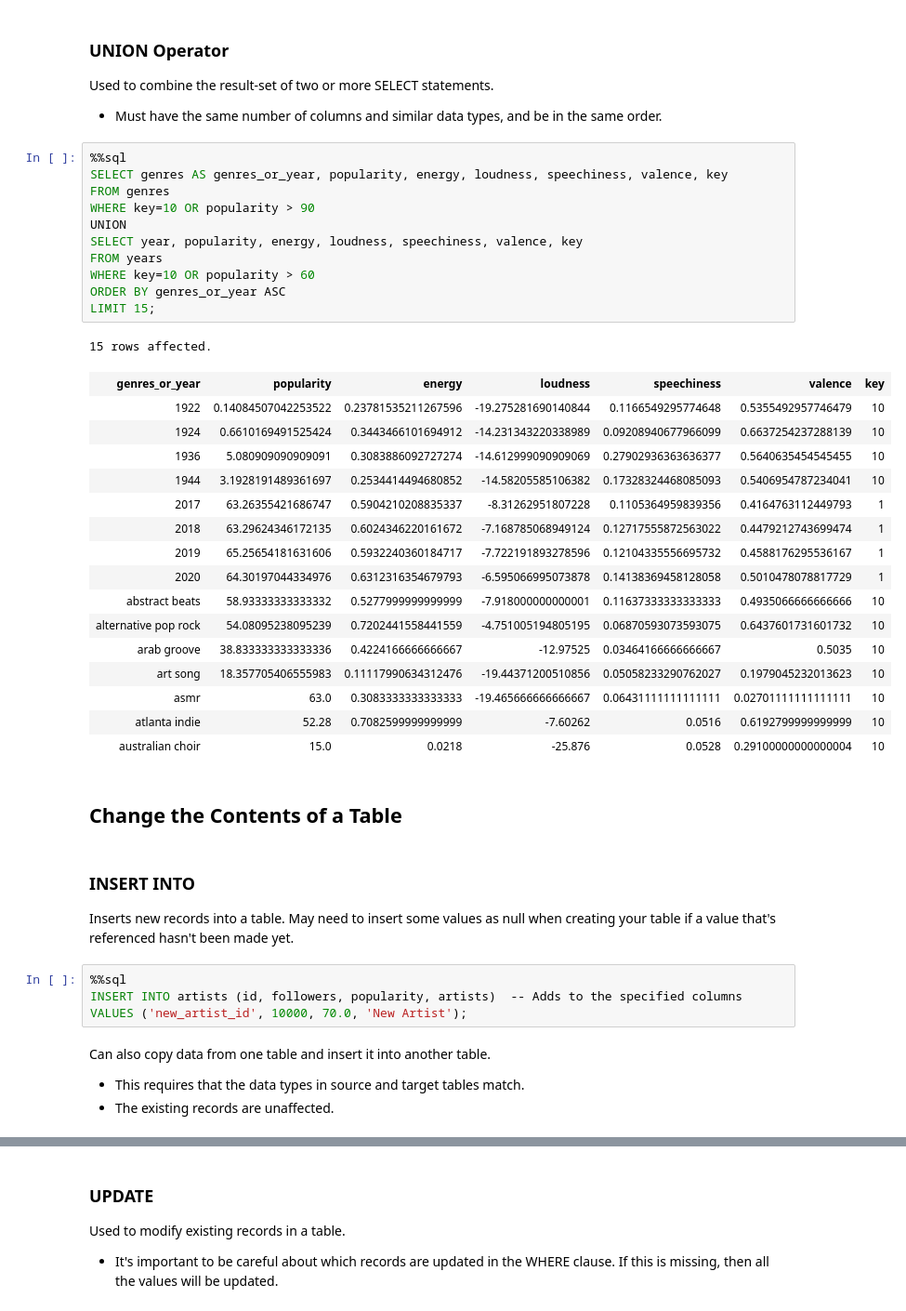
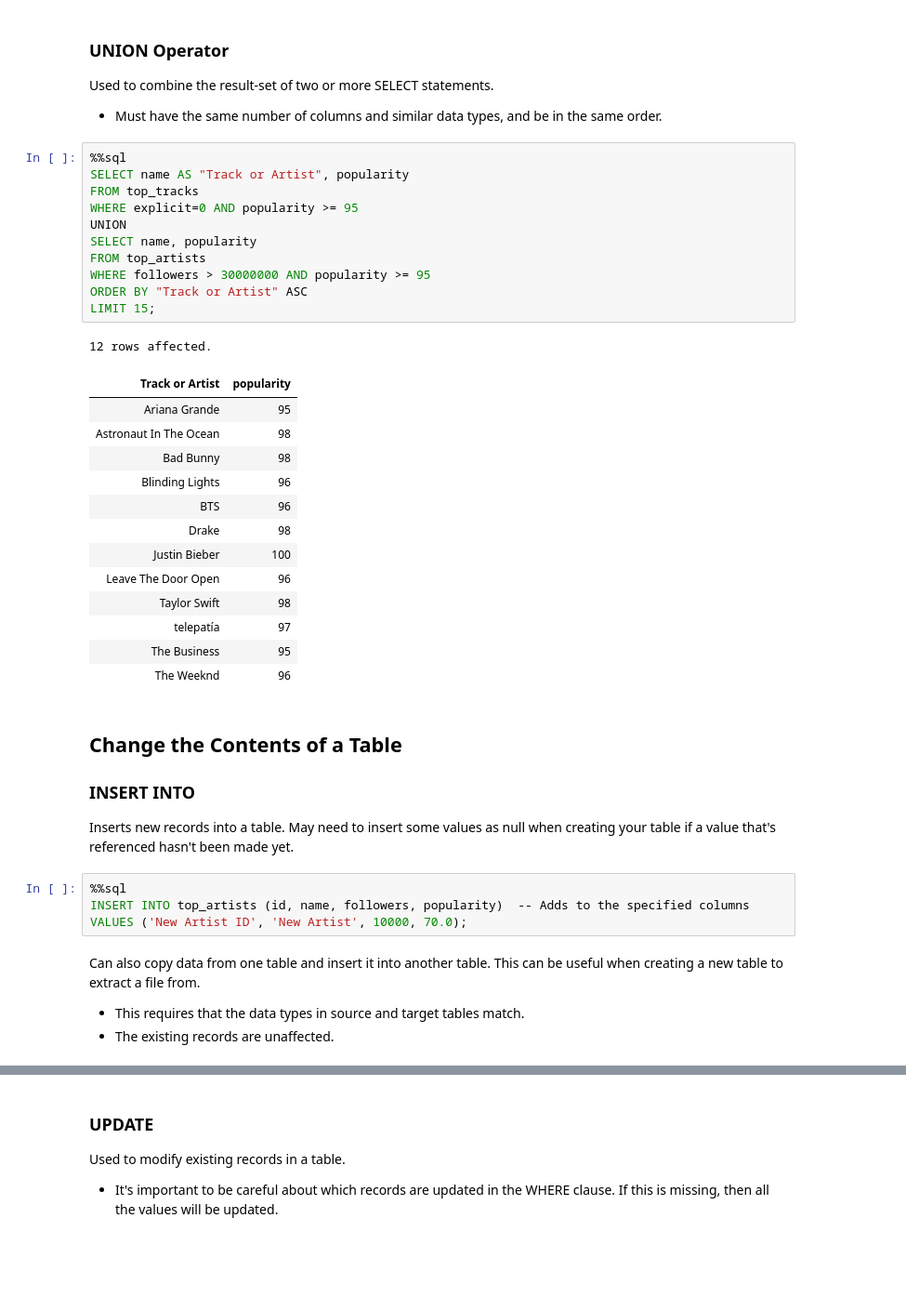
Before and after one commit to KevinKronk/sql-walkthrough-spotify, a Jupyter notebook: sql-walkthrough-spotify.ipynb, the cells around one changed output, grey strips where cells are left out. Shown at 93% size. Drawn from its saved outputs; the diff is of its cells as text; blank space fills up the shorter version.

Commit message:
Revised querying multi tables and updating tables sections

```diff
--- a/sql-walkthrough-spotify.ipynb
+++ b/sql-walkthrough-spotify.ipynb
@@ -757,44 +759,41 @@ Used to combine the result-set of two or more SELECT statements.
 - Must have the same number of columns and similar data types, and be in the same order.
 # %%
 %%sql
-SELECT genres AS genres_or_year, popularity, energy, loudness, speechiness, valence, key
-FROM genres
-WHERE key=10 OR popularity > 90
+SELECT name AS "Track or Artist", popularity
+FROM top_tracks
+WHERE explicit=0 AND popularity >= 95
 UNION
-SELECT year, popularity, energy, loudness, speechiness, valence, key
-FROM years
-WHERE key=10 OR popularity > 60
-ORDER BY genres_or_year ASC
+SELECT name, popularity
+FROM top_artists
+WHERE followers > 30000000 AND popularity >= 95
+ORDER BY "Track or Artist" ASC
 LIMIT 15;
 # %% [output]
-15 rows affected.
+12 rows affected.
-| genres_or_year | popularity | energy | loudness | speechiness | valence | key |
-| 1922 | 0.14084507042253522 | 0.23781535211267596 | -19.275281690140844 | 0.1166549295774648 | 0.5355492957746479 | 10 |
-| 1924 | 0.6610169491525424 | 0.3443466101694912 | -14.231343220338989 | 0.09208940677966099 | 0.6637254237288139 | 10 |
-| 1936 | 5.080909090909091 | 0.3083886092727274 | -14.612999090909069 | 0.27902936363636377 | 0.5640635454545455 | 10 |
-| 1944 | 3.1928191489361697 | 0.2534414494680852 | -14.58205585106382 | 0.17328324468085093 | 0.5406954787234041 | 10 |
-| 2017 | 63.26355421686747 | 0.5904210208835337 | -8.31262951807228 | 0.1105364959839356 | 0.4164763112449793 | 1 |
-| 2018 | 63.29624346172135 | 0.6024346220161672 | -7.168785068949124 | 0.12717555872563022 | 0.4479212743699474 | 1 |
-| 2019 | 65.25654181631606 | 0.5932240360184717 | -7.722191893278596 | 0.12104335556695732 | 0.4588176295536167 | 1 |
-| 2020 | 64.30197044334976 | 0.6312316354679793 | -6.595066995073878 | 0.14138369458128058 | 0.5010478078817729 | 1 |
-| abstract beats | 58.93333333333332 | 0.5277999999999999 | -7.918000000000001 | 0.11637333333333333 | 0.4935066666666666 | 10 |
-| alternative pop rock | 54.08095238095239 | 0.7202441558441559 | -4.751005194805195 | 0.06870593073593075 | 0.6437601731601732 | 10 |
-| arab groove | 38.833333333333336 | 0.4224166666666667 | -12.97525 | 0.03464166666666667 | 0.5035 | 10 |
-| art song | 18.357705406555983 | 0.11117990634312476 | -19.44371200510856 | 0.05058233290762027 | 0.1979045232013623 | 10 |
-| asmr | 63.0 | 0.3083333333333333 | -19.465666666666667 | 0.06431111111111111 | 0.02701111111111111 | 10 |
-| atlanta indie | 52.28 | 0.7082599999999999 | -7.60262 | 0.0516 | 0.6192799999999999 | 10 |
-| australian choir | 15.0 | 0.0218 | -25.876 | 0.0528 | 0.29100000000000004 | 10 |
+| Track or Artist | popularity |
+| Ariana Grande | 95 |
+| Astronaut In The Ocean | 98 |
+| Bad Bunny | 98 |
+| Blinding Lights | 96 |
+| BTS | 96 |
+| Drake | 98 |
+| Justin Bieber | 100 |
+| Leave The Door Open | 96 |
+| Taylor Swift | 98 |
+| telepatía | 97 |
+| The Business | 95 |
+| The Weeknd | 96 |
-# %% [markdown]
-## Change the Contents of a Table
 # %% [markdown]
+## Change the Contents of a Table
+
 ### INSERT INTO
 Inserts new records into a table. May need to insert some values as null when creating your table if a value that's referenced hasn't been made yet.
 # %%
 %%sql
-INSERT INTO artists (id, followers, popularity, artists)  -- Adds to the specified columns
-VALUES ('new_artist_id', 10000, 70.0, 'New Artist');
+INSERT INTO top_artists (id, name, followers, popularity)  -- Adds to the specified columns
+VALUES ('New Artist ID', 'New Artist', 10000, 70.0);
 # %% [markdown]
-Can also copy data from one table and insert it into another table.
+Can also copy data from one table and insert it into another table. This can be useful when creating a new table to extract a file from.
 - This requires that the data types in source and target tables match.
 - The existing records are unaffected.
 # %%
```
Also changed, not shown: parts of 11 cells of this notebook.
